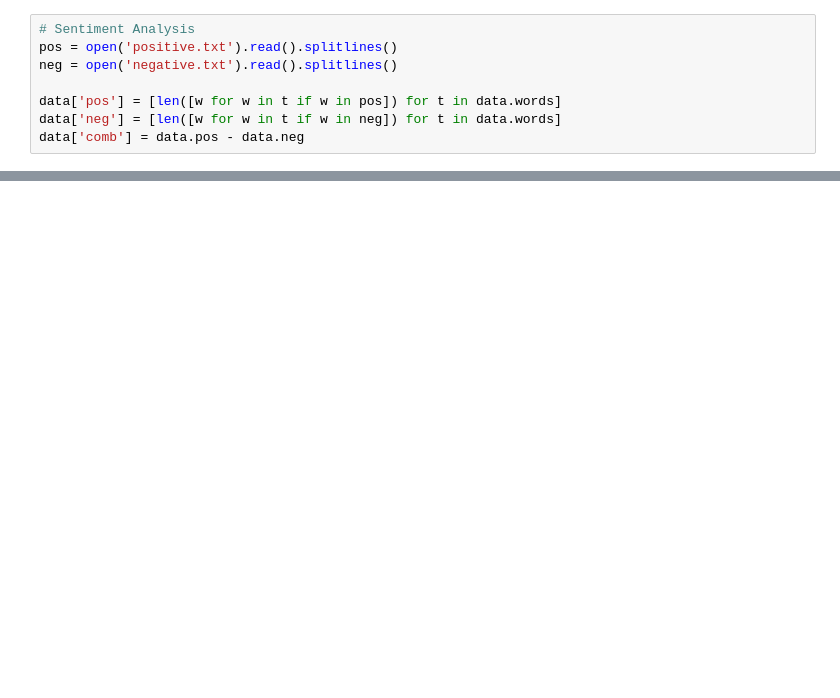
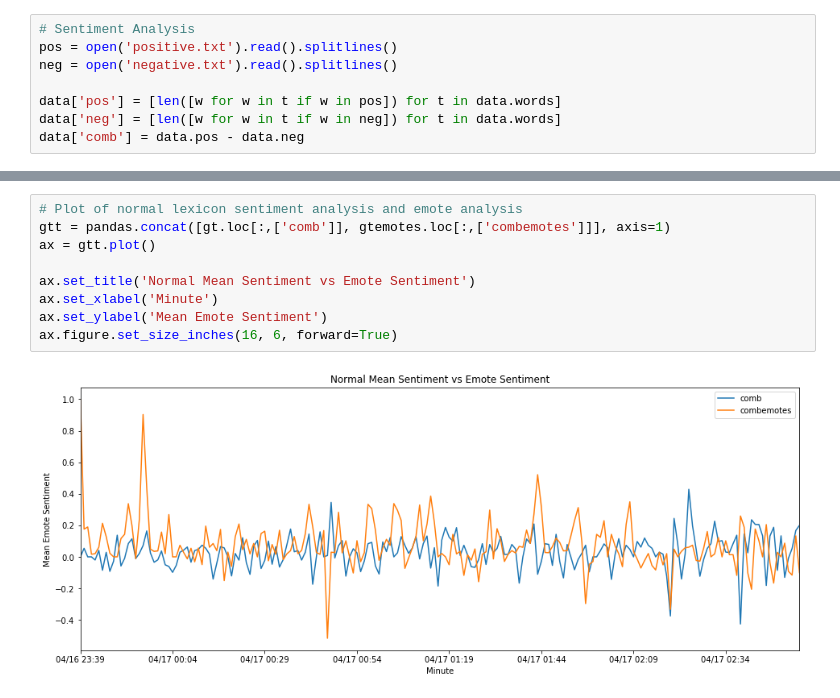
Before and after one commit to jordandeang/twitch-chat-analysis, a Jupyter notebook: sentiment-analysis.ipynb, the cells around one changed output, grey strips where cells are left out. Saved outputs shown, nothing was run; the diff lists cells and outputs as text; blank space fills up the shorter version.

```diff
--- a/sentiment-analysis.ipynb
+++ b/sentiment-analysis.ipynb
@@ -106,0 +149,11 @@ Name: emotes, dtype: object
+# %%
+# Plot of normal lexicon sentiment analysis and emote analysis
+gtt = pandas.concat([gt.loc[:,['comb']], gtemotes.loc[:,['combemotes']]], axis=1)
+ax = gtt.plot()
+
+ax.set_title('Normal Mean Sentiment vs Emote Sentiment')
+ax.set_xlabel('Minute')
+ax.set_ylabel('Mean Emote Sentiment')
+ax.figure.set_size_inches(16, 6, forward=True)
+# %% [output]
+[figure, added]
```
Also changed, not shown: parts of 12 cells of this notebook, 2 other files.
